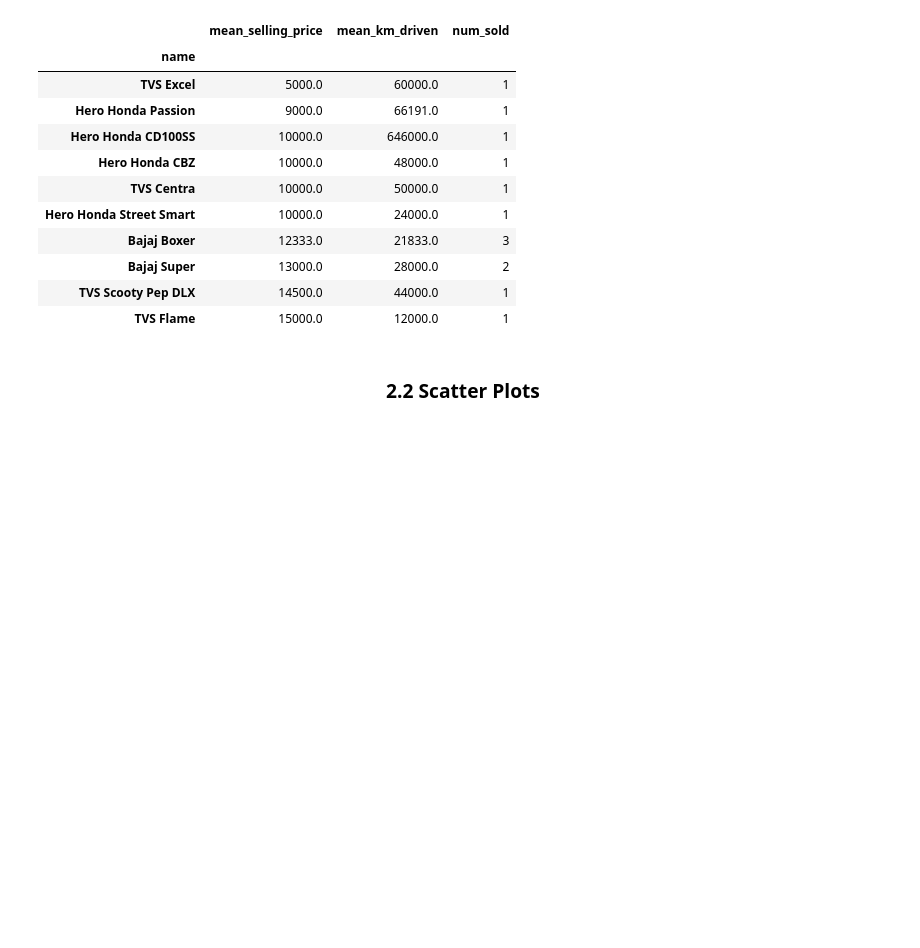
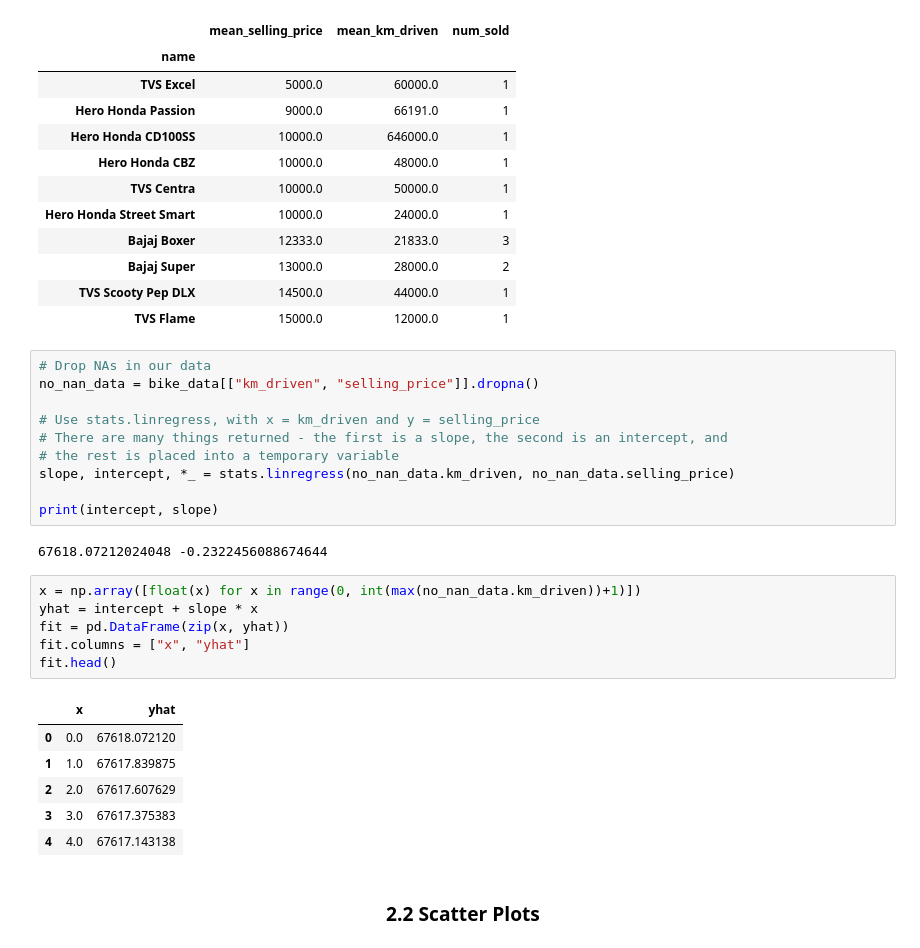
Before and after one commit to scimaksim/ST_590_Project1, a Jupyter notebook: Group_B_Project_1.ipynb, the cells around one changed output. Drawn from its saved outputs; the diff is of its cells as text; blank space fills up the shorter version.

```diff
--- a/Group_B_Project_1.ipynb
+++ b/Group_B_Project_1.ipynb
@@ -123,6 +123,31 @@ highest_lowest_selling.sort_values(by="mean_selling_price", ascending=True).head
 | Bajaj Super | 13000.0 | 28000.0 | 2 |
 | TVS Scooty Pep DLX | 14500.0 | 44000.0 | 1 |
 | TVS Flame | 15000.0 | 12000.0 | 1 |
+# %%
+# Drop NAs in our data
+no_nan_data = bike_data[["km_driven", "selling_price"]].dropna()
+
+# Use stats.linregress, with x = km_driven and y = selling_price
+# There are many things returned - the first is a slope, the second is an intercept, and
+# the rest is placed into a temporary variable
+slope, intercept, *_ = stats.linregress(no_nan_data.km_driven, no_nan_data.selling_price)
+
+print(intercept, slope)
+# %% [output]
+67618.07212024048 -0.2322456088674644
+# %%
+x = np.array([float(x) for x in range(0, int(max(no_nan_data.km_driven))+1)])
+yhat = intercept + slope * x
+fit = pd.DataFrame(zip(x, yhat))
+fit.columns = ["x", "yhat"]
+fit.head()
+# %% [output]
+|  | x | yhat |
+| 0 | 0.0 | 67618.072120 |
+| 1 | 1.0 | 67617.839875 |
+| 2 | 2.0 | 67617.607629 |
+| 3 | 3.0 | 67617.375383 |
+| 4 | 4.0 | 67617.143138 |
 # %% [markdown]
 ### <center>2.2 Scatter Plots</center>
 # %% [markdown]
```
Also changed, not shown: parts of 7 cells of this notebook.
